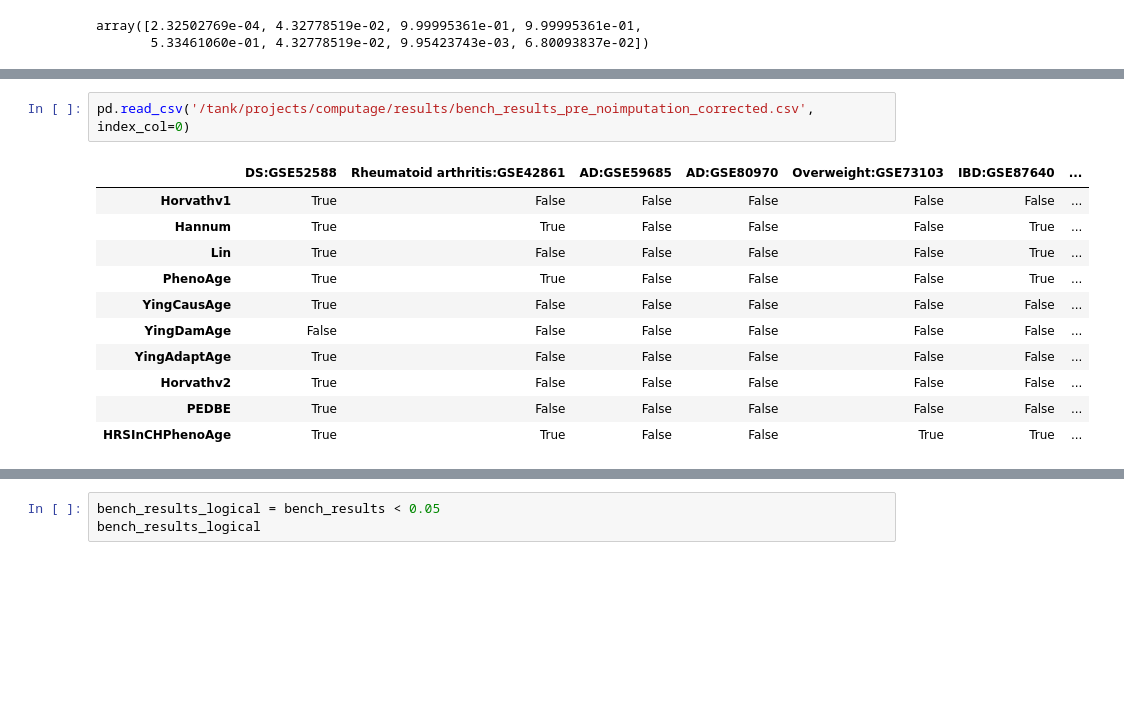
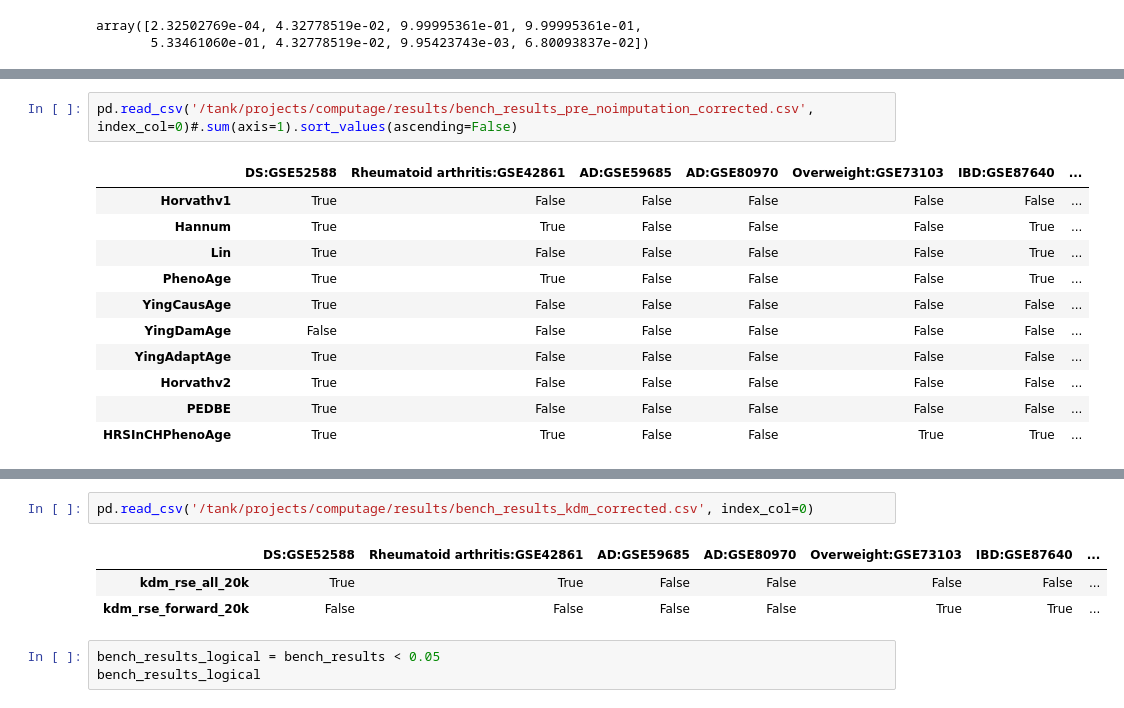
Before and after one commit to ComputationalAgingLab/ComputAge, a Jupyter notebook: benchmarking.ipynb, the cells around one changed output, grey strips where cells are left out. Cells and saved outputs as stored; diff of their text form; blank space fills up the shorter version.

```diff
--- a/benchmarking.ipynb
+++ b/benchmarking.ipynb
@@ -304,5 +294,5 @@ corrected_results.to_csv('/tank/projects/computage/results/bench_results_ultrav1
 # %%
-pd.read_csv('/tank/projects/computage/results/bench_results_pre_noimputation_corrected.csv', index_col=0)
+pd.read_csv('/tank/projects/computage/results/bench_results_pre_noimputation_corrected.csv', index_col=0)#.sum(axis=1).sort_values(ascending=False)
 # %% [output]
 |  | DS:GSE52588 | Rheumatoid arthritis:GSE42861 | AD:GSE59685 | AD:GSE80970 | Overweight:GSE73103 | IBD:GSE87640 | ... |
 | Horvathv1 | True | False | False | False | False | False | ... |
@@ -335,6 +325,12 @@ pd.read_csv('/tank/projects/computage/results/bench_results_ultrav1_train_pheno_
 | lasso_pheno_ultrav1 | False | False | False | False | False | False | ... |
 | pls1_3_pheno_ultrav1 | True | False | False | False | True | True | ... |
 | pls1_8_pheno_ultrav1 | True | False | False | False | False | False | ... |
+# %%
+pd.read_csv('/tank/projects/computage/results/bench_results_kdm_corrected.csv', index_col=0)
+# %% [output]
+|  | DS:GSE52588 | Rheumatoid arthritis:GSE42861 | AD:GSE59685 | AD:GSE80970 | Overweight:GSE73103 | IBD:GSE87640 | ... |
+| kdm_rse_all_20k | True | True | False | False | False | False | ... |
+| kdm_rse_forward_20k | False | False | False | False | True | True | ... |
 # %%
 bench_results_logical = bench_results < 0.05
 bench_results_logical
```
Also changed, not shown: parts of 7 cells of this notebook, 3 other files.
